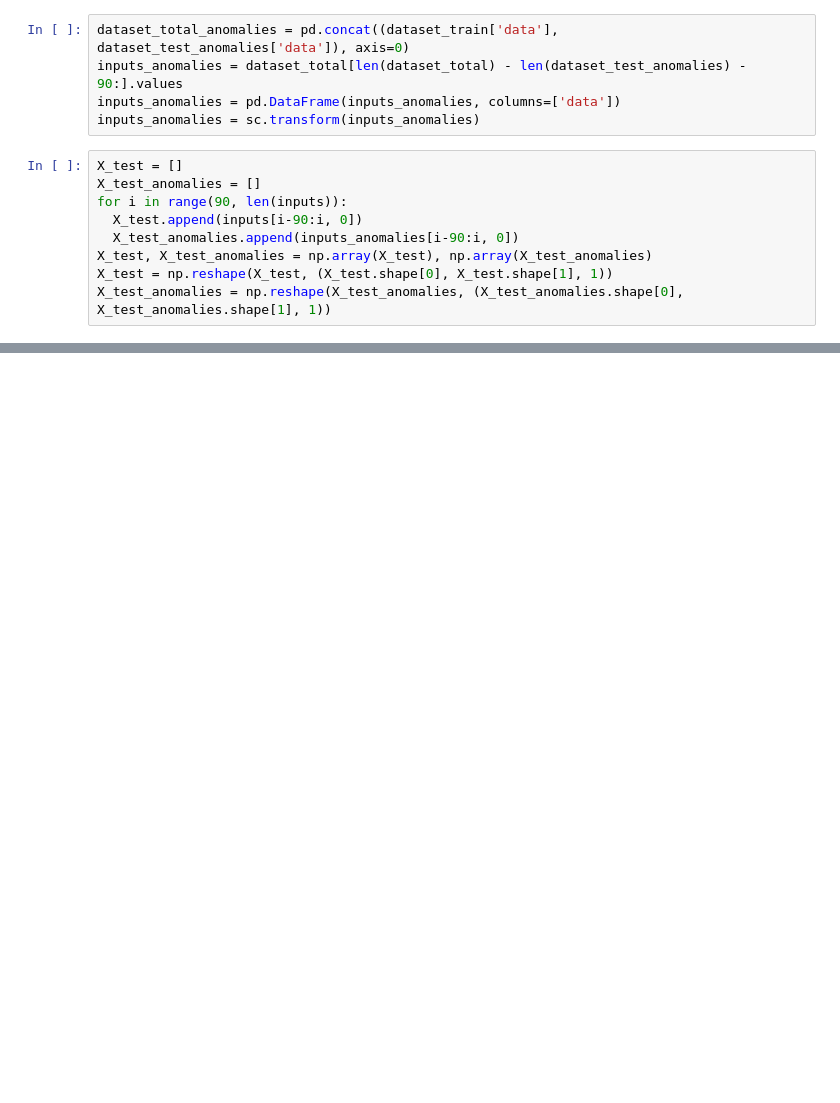
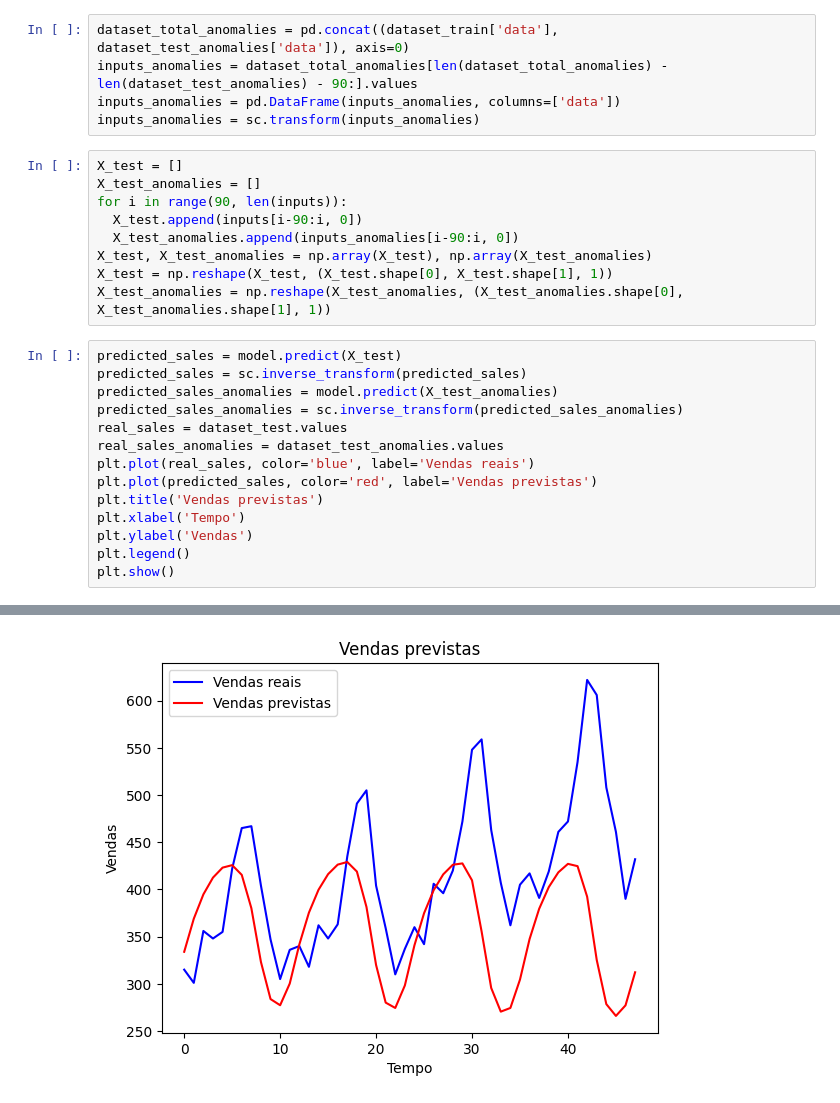
Before and after one commit to CaioFML/IA_studies, a Jupyter notebook: formacao_completa_inteligencia_artificial_e_machine_learning/section_9/lstm.ipynb, the cells around one changed output, grey strips where cells are left out. Drawn from its saved outputs; the diff is of its cells as text; blank space fills up the shorter version.

```diff
--- a/formacao_completa_inteligencia_artificial_e_machine_learning/section_9/lstm.ipynb
+++ b/formacao_completa_inteligencia_artificial_e_machine_learning/section_9/lstm.ipynb
@@ -113,7 +113,7 @@ inputs = pd.DataFrame(inputs, columns=['data'])
 inputs = sc.transform(inputs)
 # %%
 dataset_total_anomalies = pd.concat((dataset_train['data'], dataset_test_anomalies['data']), axis=0)
-inputs_anomalies = dataset_total[len(dataset_total) - len(dataset_test_anomalies) - 90:].values
+inputs_anomalies = dataset_total_anomalies[len(dataset_total_anomalies) - len(dataset_test_anomalies) - 90:].values
 inputs_anomalies = pd.DataFrame(inputs_anomalies, columns=['data'])
 inputs_anomalies = sc.transform(inputs_anomalies)
 # %%
@@ -125,3 +125,18 @@ for i in range(90, len(inputs)):
 X_test, X_test_anomalies = np.array(X_test), np.array(X_test_anomalies)
 X_test = np.reshape(X_test, (X_test.shape[0], X_test.shape[1], 1))
 X_test_anomalies = np.reshape(X_test_anomalies, (X_test_anomalies.shape[0], X_test_anomalies.shape[1], 1))
+# %%
+predicted_sales = model.predict(X_test)
+predicted_sales = sc.inverse_transform(predicted_sales)
+predicted_sales_anomalies = model.predict(X_test_anomalies)
+predicted_sales_anomalies = sc.inverse_transform(predicted_sales_anomalies)
+real_sales = dataset_test.values
+real_sales_anomalies = dataset_test_anomalies.values
+plt.plot(real_sales, color='blue', label='Vendas reais')
+plt.plot(predicted_sales, color='red', label='Vendas previstas')
+plt.title('Vendas previstas')
+plt.xlabel('Tempo')
+plt.ylabel('Vendas')
+plt.legend()
+plt.show()
+# %% [output]
@@ -127,0 +145 @@ X_test_anomalies = np.reshape(X_test_anomalies, (X_test_anomalies.shape[0], X_te
+[figure, added]
```
Also changed, not shown: parts of 2 cells of this notebook.
